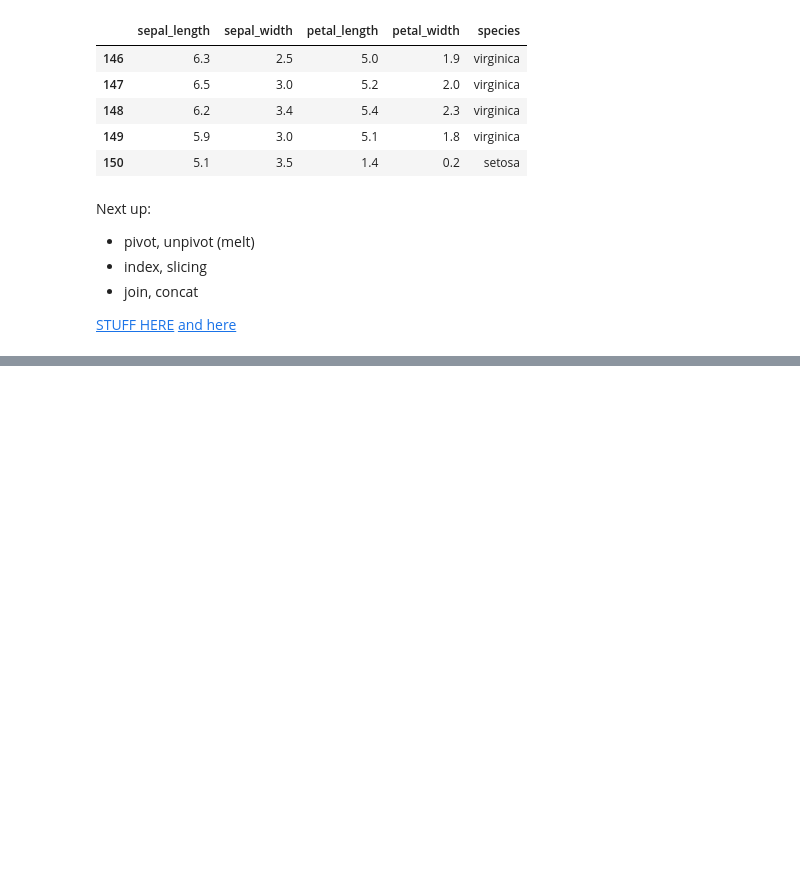
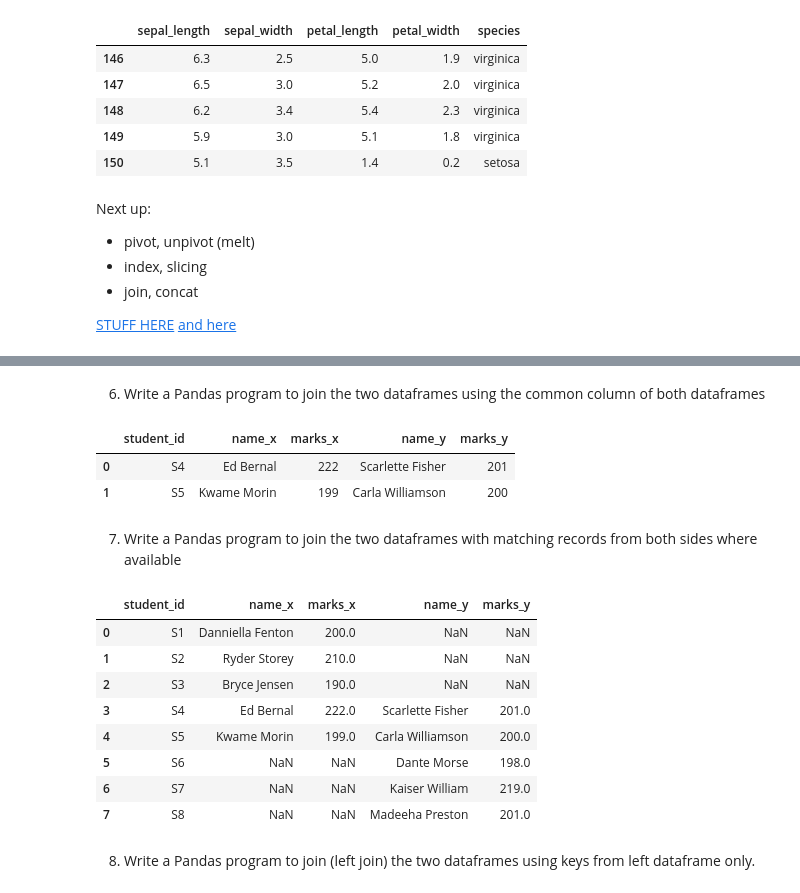
Before and after one commit to tanviranjan2212/learning-pytorch, a Jupyter notebook: pandas/Pandas_practice.ipynb, the cells around one changed output, grey strips where cells are left out. Drawn from its saved outputs; the diff is of its cells as text; code cells hidden in the pictures; blank space fills up the shorter version.

```diff
--- a/pandas/Pandas_practice.ipynb
+++ b/pandas/Pandas_practice.ipynb
@@ -57,0 +63,13 @@ Next up:
+# %%
+student_data1 = pd.DataFrame({
+        'student_id': ['S1', 'S2', 'S3', 'S4', 'S5'],
+         'name': ['Danniella Fenton', 'Ryder Storey', 'Bryce Jensen', 'Ed Bernal', 'Kwame Morin'],
+        'marks': [200, 210, 190, 222, 199]})
+
+student_data2 = pd.DataFrame({
+        'student_id': ['S4', 'S5', 'S6', 'S7', 'S8'],
+        'name': ['Scarlette Fisher', 'Carla Williamson', 'Dante Morse', 'Kaiser William', 'Madeeha Preston'],
+        'marks': [201, 200, 198, 219, 201]})
+
+all_student = pd.concat([student_data1, student_data2]);
+all_student
@@ -57,0 +102,4 @@ Next up:
+# %%
+s6 = pd.Series(['S6', 'Scarlette Fisher', 205], index=['student_id', 'name', 'marks'])
+student_11 = student_data1.append(s6, ignore_index=True);
+student_11
@@ -57,0 +116,5 @@ Next up:
+# %%
+dicts = [{'student_id': 'S6', 'name': 'Scarlette Fisher', 'marks': 203},
+         {'student_id': 'S7', 'name': 'Bryce Jensen', 'marks': 207}]
+
+student_data1.append(dicts, ignore_index=True)
@@ -57,0 +149,24 @@ Next up:
+# %% [markdown]
+6. Write a Pandas program to join the two dataframes using the common column of both dataframes
+# %%
+pd.merge(student_data1, student_data2, on='student_id',how='inner')
+# %% [output]
+|  | student_id | name_x | marks_x | name_y | marks_y |
+| 0 | S4 | Ed Bernal | 222 | Scarlette Fisher | 201 |
+| 1 | S5 | Kwame Morin | 199 | Carla Williamson | 200 |
+# %% [markdown]
+7. Write a Pandas program to join the two dataframes with matching records from both sides where available
+# %%
+pd.merge(student_data1, student_data2, on='student_id', how='outer')
+# %% [output]
+|  | student_id | name_x | marks_x | name_y | marks_y |
+| 0 | S1 | Danniella Fenton | 200.0 | NaN | NaN |
+| 1 | S2 | Ryder Storey | 210.0 | NaN | NaN |
+| 2 | S3 | Bryce Jensen | 190.0 | NaN | NaN |
+| 3 | S4 | Ed Bernal | 222.0 | Scarlette Fisher | 201.0 |
+| 4 | S5 | Kwame Morin | 199.0 | Carla Williamson | 200.0 |
+| 5 | S6 | NaN | NaN | Dante Morse | 198.0 |
+| 6 | S7 | NaN | NaN | Kaiser William | 219.0 |
+| 7 | S8 | NaN | NaN | Madeeha Preston | 201.0 |
+# %% [markdown]
+8. Write a Pandas program to join (left join) the two dataframes using keys from left dataframe only.
```
Also changed, not shown: parts of 56 cells of this notebook, 1 other file.
